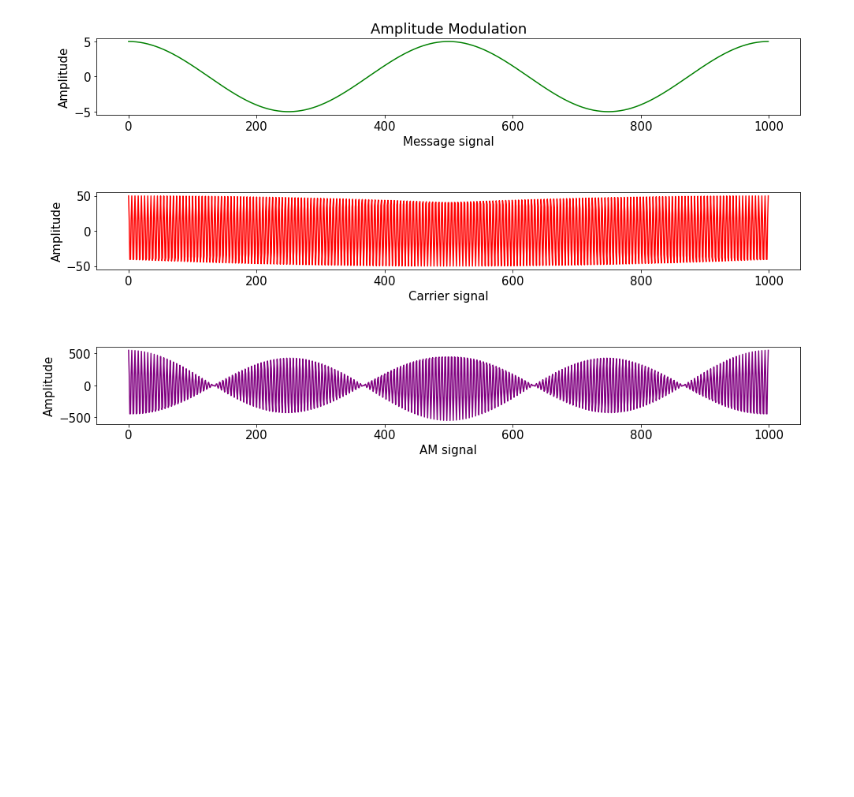
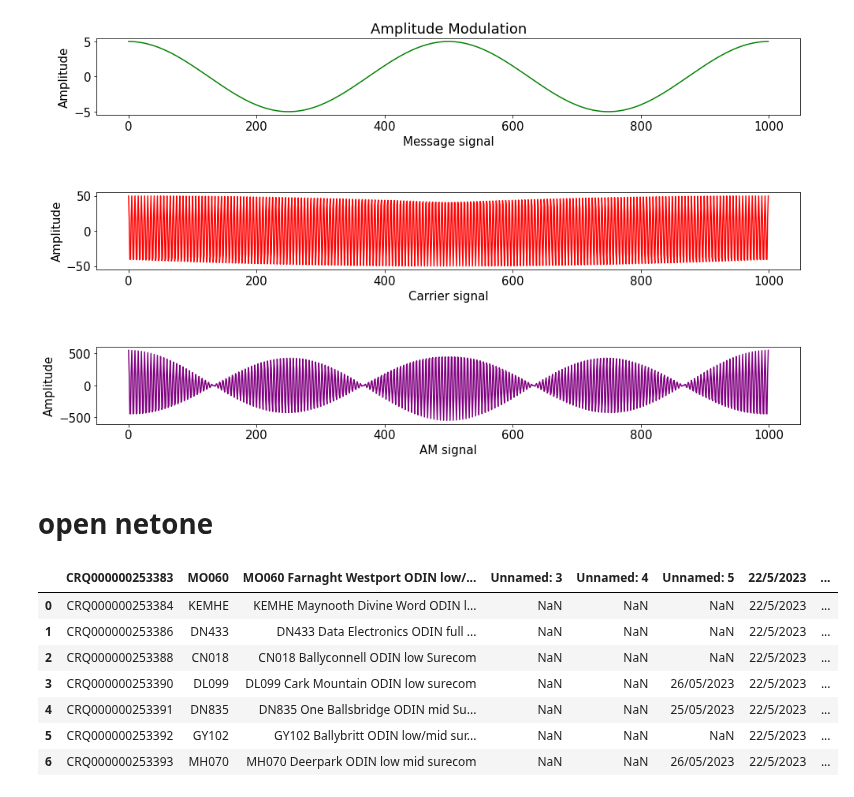
Before and after one commit to mistaherd/my-codeing-journey, a Jupyter notebook: automatetest.ipynb, the cells around one changed output. Cells and saved outputs as stored; diff of their text form; code cells hidden in the pictures; blank space fills up the shorter version.

```diff
--- a/automatetest.ipynb
+++ b/automatetest.ipynb
@@ -281,3 +281,5 @@ fig.set_size_inches(16, 9)
 plt.show()
 # %% [output]
 [figure]
+# %% [markdown]
+# open netone
@@ -283,0 +289,13 @@ plt.show()
+# %%
+import pandas as pd
+
+pd.read_clipboard()
+# %% [output]
+|  | CRQ000000253383 | MO060 | MO060 Farnaght Westport ODIN low/... | Unnamed: 3 | Unnamed: 4 | Unnamed: 5 | 22/5/2023 | ... |
+| 0 | CRQ000000253384 | KEMHE | KEMHE Maynooth Divine Word ODIN l... | NaN | NaN | NaN | 22/5/2023 | ... |
+| 1 | CRQ000000253386 | DN433 | DN433 Data Electronics ODIN full ... | NaN | NaN | NaN | 22/5/2023 | ... |
+| 2 | CRQ000000253388 | CN018 | CN018 Ballyconnell ODIN low Surecom | NaN | NaN | NaN | 22/5/2023 | ... |
+| 3 | CRQ000000253390 | DL099 | DL099 Cark Mountain ODIN low surecom | NaN | NaN | 26/05/2023 | 22/5/2023 | ... |
+| 4 | CRQ000000253391 | DN835 | DN835 One Ballsbridge ODIN mid Su... | NaN | NaN | 25/05/2023 | 22/5/2023 | ... |
+| 5 | CRQ000000253392 | GY102 | GY102 Ballybritt ODIN low/mid sur... | NaN | NaN | NaN | 22/5/2023 | ... |
+| 6 | CRQ000000253393 | MH070 | MH070 Deerpark ODIN low mid surecom | NaN | NaN | 26/05/2023 | 22/5/2023 | ... |
```
Also changed, not shown: parts of 1 cell of this notebook.
